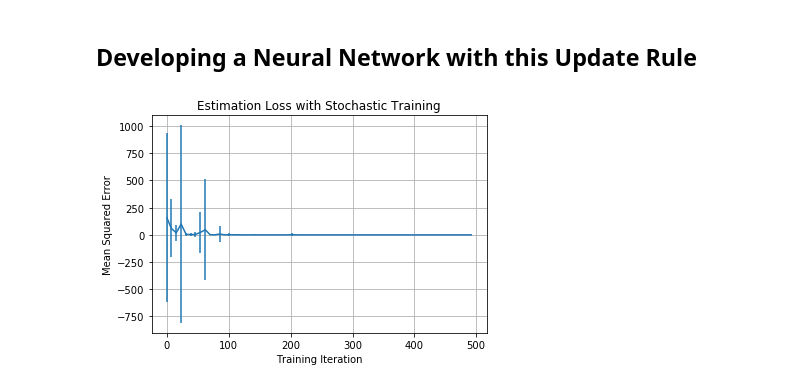
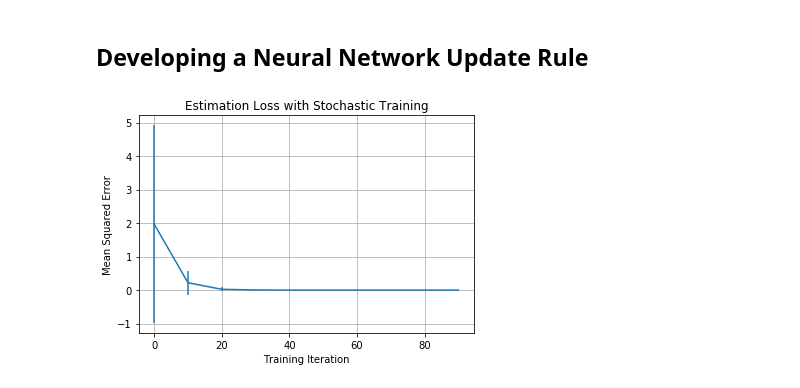
Before and after one commit to brandontrabucco/program-hdc, a Jupyter notebook: matrix_equivalents.ipynb, the cells around one changed output. Cells and saved outputs as stored; diff of their text form; code cells hidden in the pictures.

```diff
--- a/matrix_equivalents.ipynb
+++ b/matrix_equivalents.ipynb
@@ -233,5 +233,5 @@ print(eigen_vectors) # The eigenvectors have a particular structure
 # %% [markdown]
-## Developing a Neural Network with this Update Rule
+## Developing a Neural Network Update Rule
 # %%
 class TrabuccoNet:
 
@@ -251,8 +251,10 @@ class TrabuccoNet:
         for a, b in zip(
                 layers[:-1],
                 layers[1:]):
+            layer = np.zeros((b, a))
+            np.fill_diagonal(layer, 1)
             self.weights += [
-                np.random.normal(0, 1.0, (b, a))]
+                layer]
             self.biases += [
                 np.zeros((b, 1))]
 
@@ -273,16 +275,20 @@ class TrabuccoNet:
             self,
             y):
         self.estimations = [y]
-        for w, b in zip(
+        for w, b, a in zip(
                 reversed(self.weights),
-                reversed(self.biases)):
+                reversed(self.biases),
+                reversed(self.activations[:-1])):
             self.estimations = [
                 np.matmul(
-                    np.linalg.inv(np.matmul(w.T, w)),
+                    np.linalg.inv(
+                        np.matmul(w.T, w)
+                        + self.alpha * np.eye(w.shape[1])),
                     np.matmul(
                         w.T,
                         (self.f_inverse(
-                            self.estimations[0]) - b)))] + self.estimations
+                            self.estimations[0]) - b))
+                    + self.alpha * a)] + self.estimations
         return self.estimations[0]
 
     def update(
@@ -323,7 +329,11 @@ def validate(_a, _net):
 
 
 def train():
-    net = TrabuccoNet(2**M, 2**M, 2**M, 2**M, alpha=0.5, use_b=True)
+    net = TrabuccoNet(
+        2**M,
+        2**M,
+        alpha=0.5,
+        use_b=True)
     a = HCX.random(1, hcx_size=M).T
     loss = []
     iterations = 0
@@ -334,32 +344,32 @@ def train():
             a.T,
             b.T).T
         net.forward(b)
         net.reverse(c)
         net.update(layer=(iterations // D))
         if iterations % D == 0:
             loss += [validate(a, net)]
     return loss
 
 
 losses = []
 max_length = 0
 for i in range(100):
     losses += [train()]
     max_length = max(max_length, len(losses[-1]))
 for i in range(len(losses)):
     losses[i] += [0 for _ in range(max_length - len(losses[i]))]
 losses = np.array(losses)
 
 
 mean_loss, std_loss = np.mean(losses, axis=0), np.std(losses, axis=0)
 plt.title("Estimation Loss with Stochastic Training")
 plt.xlabel("Training Iteration")
 plt.ylabel("Mean Squared Error")
 plt.errorbar(
-    (iterations * np.arange(len(mean_loss))) // len(mean_loss),
+    (D * np.arange(len(mean_loss))),
     mean_loss,
     yerr=std_loss)
 plt.grid(True)
 plt.show()
 # %% [output]
-[figure, old version]
+[figure, new version]
```
Also changed, not shown: parts of 5 cells of this notebook.
